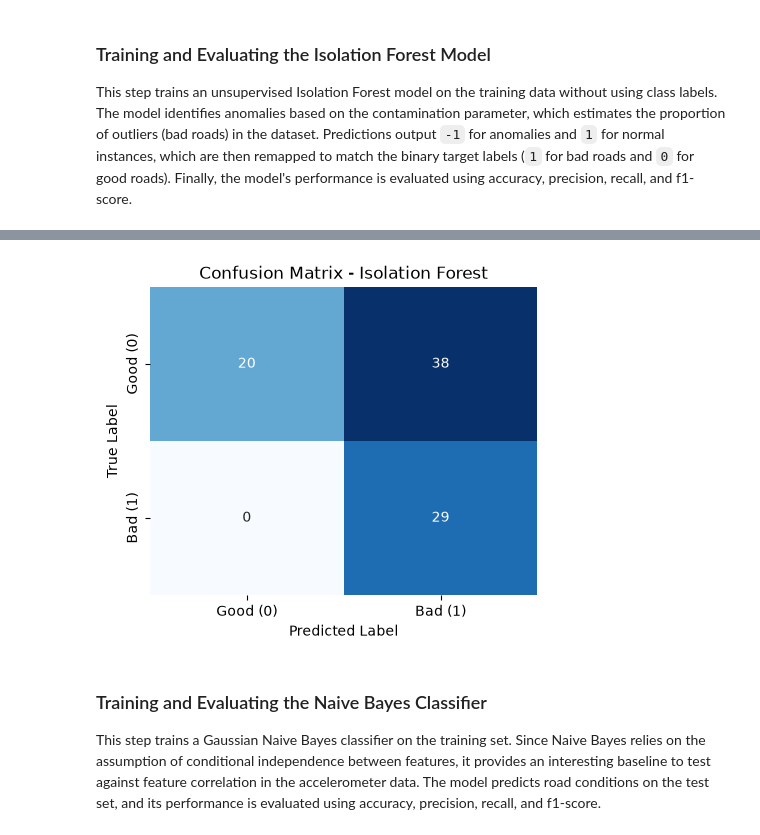
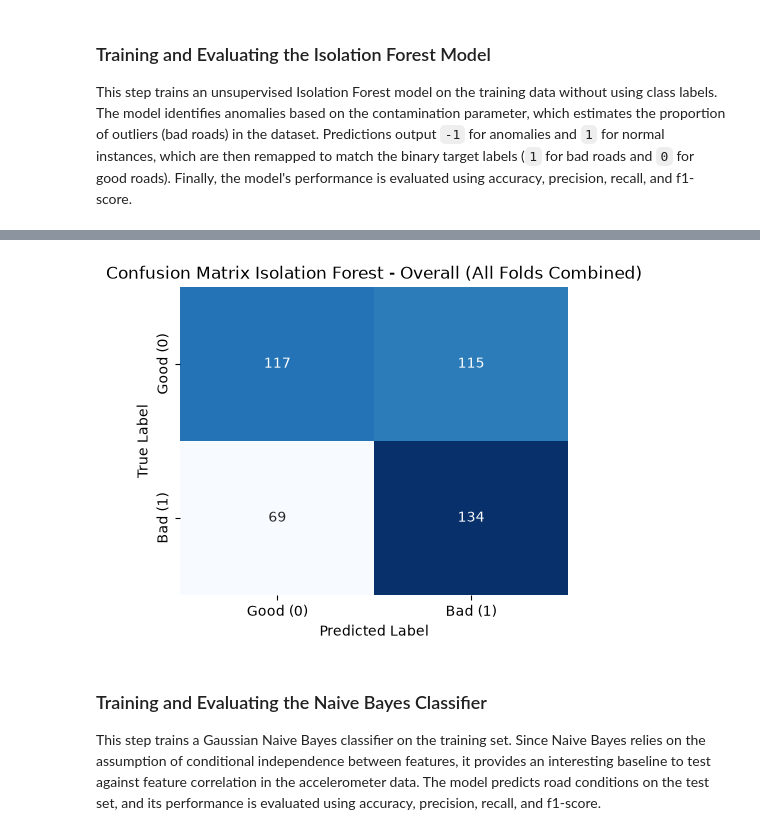
Before and after one commit to yoeri-stassen/5ARE0-cycling-assignment, a Jupyter notebook: Group13_cyclinglane_classifier.ipynb, the cells around one changed output, grey strips where cells are left out. Cells and saved outputs as stored; diff of their text form; code cells hidden in the pictures.

Commit message:
add kfold validation for all models

```diff
--- a/Group13_cyclinglane_classifier.ipynb
+++ b/Group13_cyclinglane_classifier.ipynb
@@ -501,30 +501,64 @@ Accuracy of fold 4: 1.0000
 
 This step trains an unsupervised Isolation Forest model on the training data without using class labels. The model identifies anomalies based on the contamination parameter, which estimates the proportion of outliers (bad roads) in the dataset. Predictions output `-1` for anomalies and `1` for normal instances, which are then remapped to match the binary target labels (`1` for bad roads and `0` for good roads). Finally, the model's performance is evaluated using accuracy, precision, recall, and f1-score.
 # %%
-# Initialize and train the Isolation Forest without labels
-# contamination is the estimated percentage of bad roads
-iso_forest = IsolationForest(contamination=0.5, random_state=42)
-iso_forest.fit(X_train)
+from sklearn.ensemble import IsolationForest
+from sklearn.preprocessing import StandardScaler
+from sklearn.metrics import accuracy_score, classification_report, confusion_matrix
+import matplotlib.pyplot as plt
+import seaborn as sns
+import numpy as np
 
-# Predict on the test set
-# Isolation Forest gives 1 for normal data (good) and -1 for outliers (bad)
-raw_preds = iso_forest.predict(X_test)
+# Lists to store accuracy scores and all predictions for the final confusion matrix
+accuracies = []
+all_y_true = []
+all_y_pred = []
 
-# Map to correct labels: -1 (outlier/bad) becomes 1, and 1 (normal/good) becomes 0
-y_pred_iso = [1 if p == -1 else 0 for p in raw_preds]
+# Loop through all 5 folds using GroupKFold to ensure complete rides are separated
+for fold, (train_idx, test_idx) in enumerate(gkf.split(X, y, groups)):
+    print(f"\n--- Processing fold {fold + 1}/5 ---")
 
-# Evaluate Model
-print("--- Evaluatie Unsupervised: Isolation Forest ---")
-print(f"Accuracy: {accuracy_score(y_test, y_pred_iso):.4f}\n")
+    # Split data into training and testing sets for the current fold
+    X_train, X_test = X.iloc[train_idx], X.iloc[test_idx]
+    y_train, y_test = y.iloc[train_idx], y.iloc[test_idx]
+
+    # Fit scaler only on the training set and transform both train and test sets
+    scaler = StandardScaler()
+    X_train_scaled = scaler.fit_transform(X_train)
+    X_test_scaled = scaler.transform(X_test)
+
+    # Initialize and train the Isolation Forest without labels (using scaled data)
+    # contamination is the estimated percentage of bad roads (pas dit percentage eventueel aan)
+    iso_forest = IsolationForest(contamination=0.5, random_state=42)
+    iso_forest.fit(X_train_scaled)
+
+    # Predict on the test set
+    # Isolation Forest gives 1 for normal data (good) and -1 for outliers (bad)
+    raw_preds = iso_forest.predict(X_test_scaled)
+
+    # Map to correct labels: -1 (outlier/bad) becomes 1, and 1 (normal/good) becomes 0
+    y_pred_iso = [1 if p == -1 else 0 for p in raw_preds]
+
+    # Calculate accuracy for this fold
+    acc = accuracy_score(y_test, y_pred_iso)
+    accuracies.append(acc)
+    print(f"Accuracy of fold {fold + 1}: {acc:.4f}")
+
+    # Save true labels and predictions to evaluate overall performance later
+    all_y_true.extend(y_test)
+    all_y_pred.extend(y_pred_iso)
+
+# Print overall evaluation for all folds combined
+print(f"\n--- Evaluatie Unsupervised: Isolation Forest (Alle Folds Gecombineerd) ---")
+print(f"Mean Accuracy across all 5 folds: {np.mean(accuracies):.4f}\n")
 print("Classification Report:")
-print(classification_report(y_test, y_pred_iso, target_names=['Good Road (0)', 'Bad Road (1)']))
+print(classification_report(all_y_true, all_y_pred, target_names=['Good Road (0)', 'Bad Road (1)']))
 
-# Plot de Confusion Matrix voor Isolation Forest
+# Plot combined Confusion Matrix for all folds
 plt.figure(figsize=(5, 4))
-cm = confusion_matrix(y_test, y_pred_iso)
+cm = confusion_matrix(all_y_true, all_y_pred)
 sns.heatmap(cm, annot=True, fmt='d', cmap='Blues', cbar=False,
             xticklabels=['Good (0)', 'Bad (1)'], yticklabels=['Good (0)', 'Bad (1)'])
-plt.title('Confusion Matrix - Isolation Forest')
+plt.title('Confusion Matrix Isolation Forest - Overall (All Folds Combined)')
 plt.ylabel('True Label')
 plt.xlabel('Predicted Label')
 plt.show()
@@ -544,4 +583,4 @@ Good Road (0)       1.00      0.34      0.51        58
-[figure, old version]
+[figure, new version]
 # %% [markdown]
 ### Training and Evaluating the Naive Bayes Classifier
 
```
Also changed, not shown: parts of 5 cells of this notebook.
